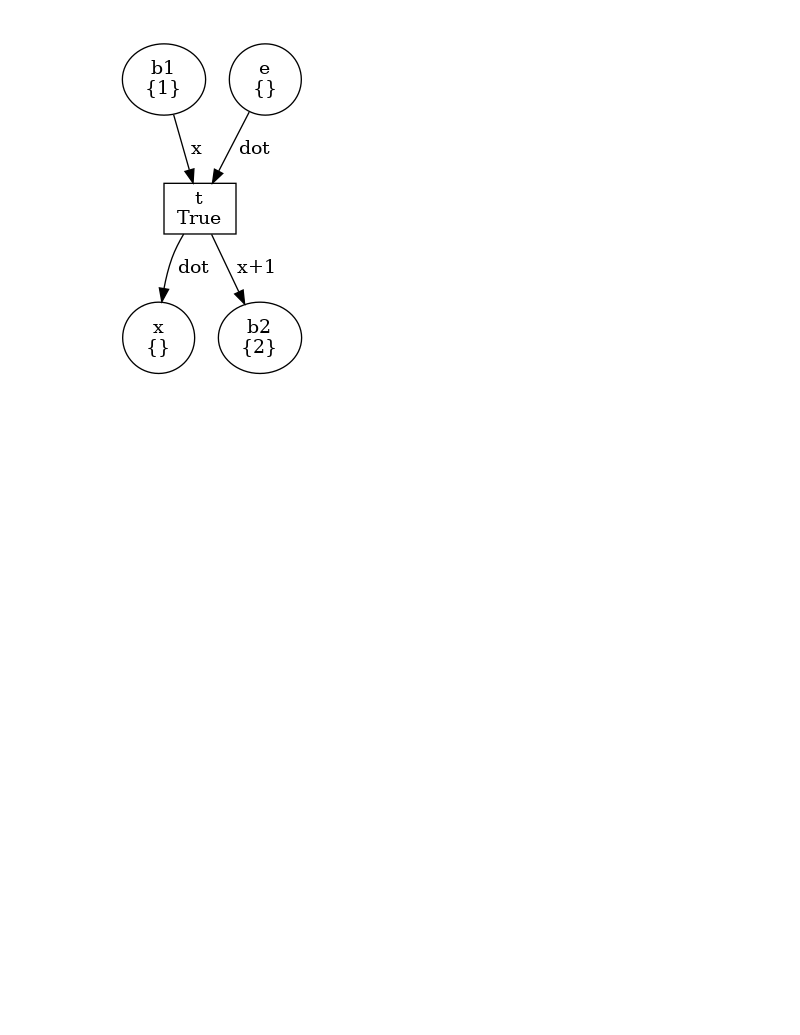
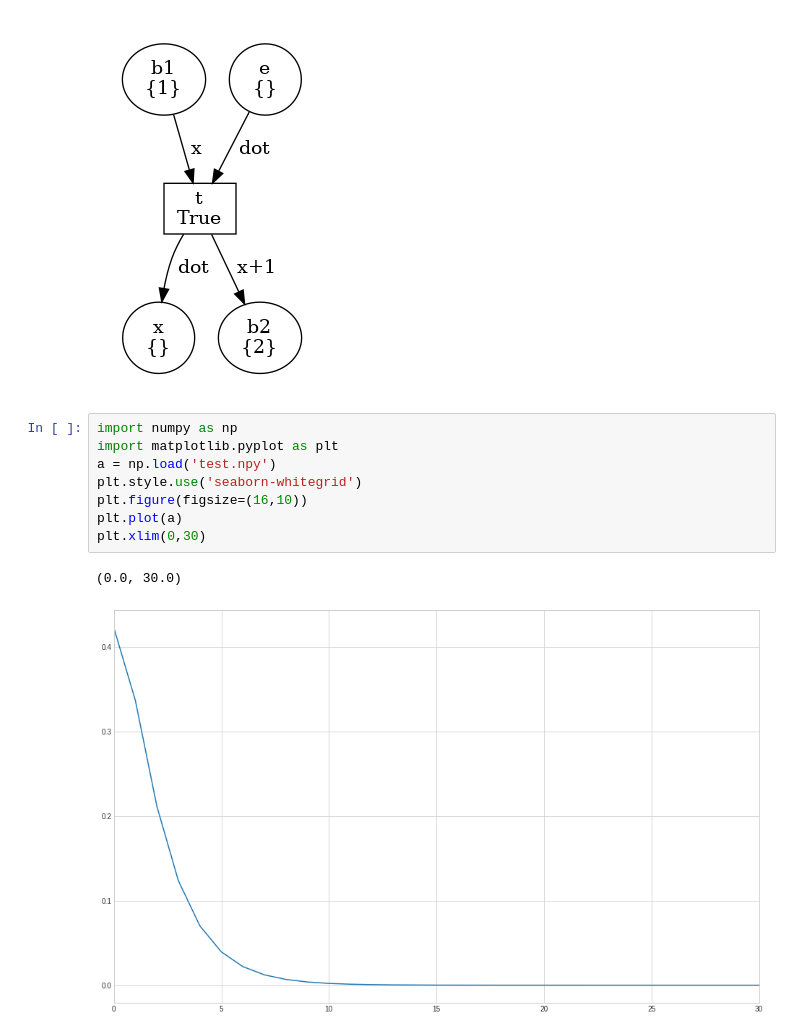
Before and after one commit to OhGreat/pharmacokinetics_with_petri_nets, a Jupyter notebook: visualization.ipynb, the cells around one changed output. Drawn from its saved outputs; the diff is of its cells as text; blank space fills up the shorter version.

Commit message:
added test file for experiments

```diff
--- a/testing.ipynb
+++ b/visualization.ipynb
@@ -49,3 +49,14 @@ basic.draw('temp/test.png', engine='dot')
 Image.open('temp/test.png')
 # %% [output]
 [figure]
+# %%
+import numpy as np
+import matplotlib.pyplot as plt
+a = np.load('test.npy')
+plt.style.use('seaborn-whitegrid')
+plt.figure(figsize=(16,10))
+plt.plot(a)
+plt.xlim(0,30)
+# %% [output]
+(0.0, 30.0)
+[figure, added]
```
Also changed, not shown: 5 other files.
